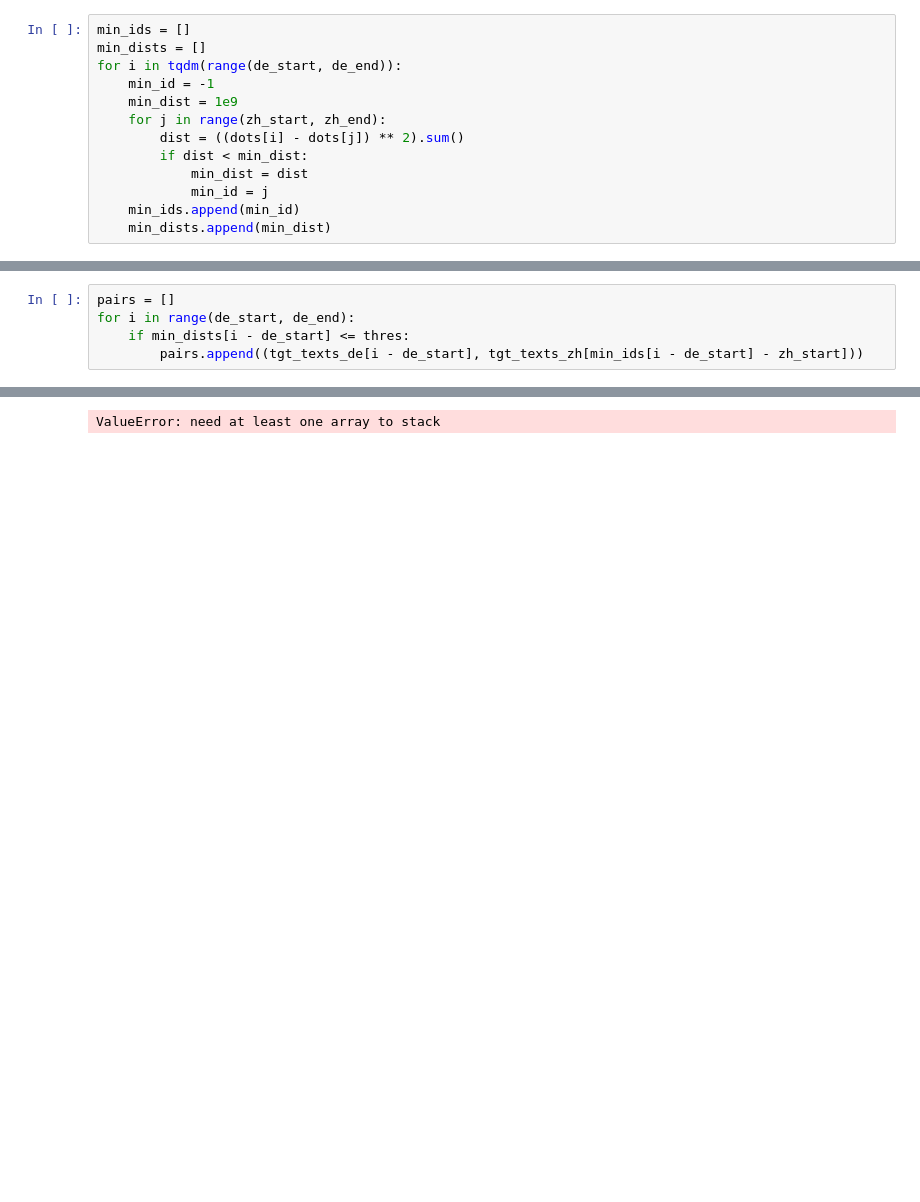
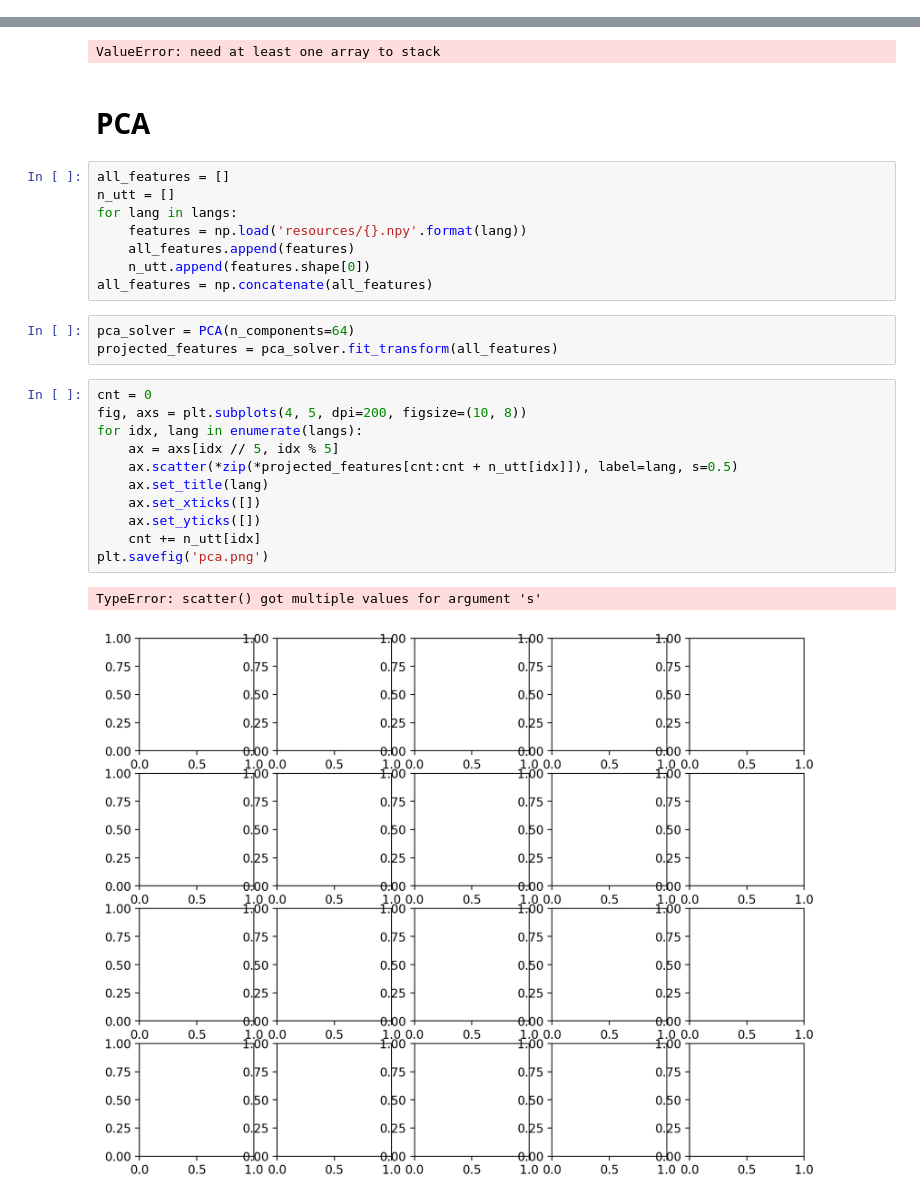
Before and after one commit to owaski/Chimera-ST, a Jupyter notebook: mST/analysis/language-specific/language_distribution.ipynb, the cells around one changed output, grey strips where cells are left out. Saved outputs shown, nothing was run; the diff lists cells and outputs as text; blank space fills up the shorter version.

```diff
--- a/mST/analysis/language-specific/language_distribution.ipynb
+++ b/mST/analysis/language-specific/language_distribution.ipynb
@@ -147,13 +201,0 @@ tgt_texts_zh = tgt_texts_per_lang[7]
-# %%
-min_ids = []
-min_dists = []
-for i in tqdm(range(de_start, de_end)):
-    min_id = -1
-    min_dist = 1e9
-    for j in range(zh_start, zh_end):
-        dist = ((dots[i] - dots[j]) ** 2).sum()
-        if dist < min_dist:
-            min_dist = dist
-            min_id = j
-    min_ids.append(min_id)
-    min_dists.append(min_dist)
@@ -165,5 +201,0 @@ print(thres)
-# %%
-pairs = []
-for i in range(de_start, de_end):
-    if min_dists[i - de_start] <= thres:
-        pairs.append((tgt_texts_de[i - de_start], tgt_texts_zh[min_ids[i - de_start] - zh_start]))
@@ -369,3 +420,30 @@ for i in range(len(langs)):
         adv_exact_matrix[i, j] = D.mean()
 # %% [output]
 ValueError: need at least one array to stack
+# %% [markdown]
+# PCA
+# %%
+all_features = []
+n_utt = []
+for lang in langs:
+    features = np.load('resources/{}.npy'.format(lang))
+    all_features.append(features)
+    n_utt.append(features.shape[0])
+all_features = np.concatenate(all_features)
+# %%
+pca_solver = PCA(n_components=64)
+projected_features = pca_solver.fit_transform(all_features)
+# %%
+cnt = 0
+fig, axs = plt.subplots(4, 5, dpi=200, figsize=(10, 8))
+for idx, lang in enumerate(langs):
+    ax = axs[idx // 5, idx % 5]
+    ax.scatter(*zip(*projected_features[cnt:cnt + n_utt[idx]]), label=lang, s=0.5)
+    ax.set_title(lang)
+    ax.set_xticks([])
+    ax.set_yticks([])
+    cnt += n_utt[idx]
+plt.savefig('pca.png')
+# %% [output]
+TypeError: scatter() got multiple values for argument 's'
+[figure, added]
```
Also changed, not shown: parts of 23 cells of this notebook, 21 other files.
